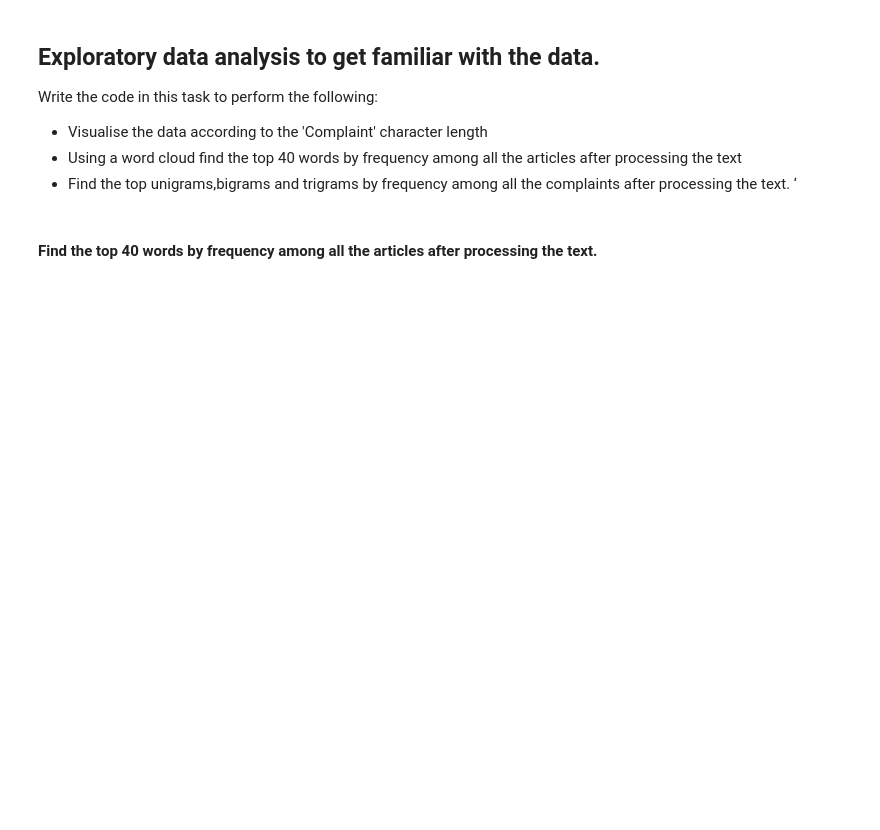
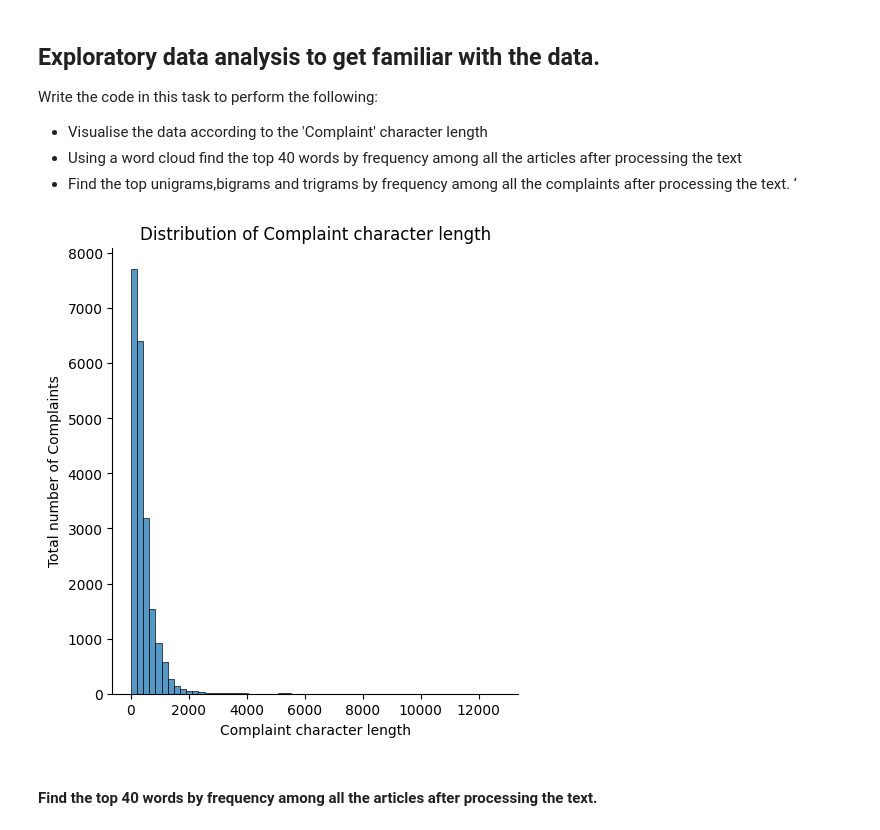
Before and after one commit to Ashish0898/Automatic-Ticket-Classification, a Jupyter notebook: Automatic_Ticket_Classification_Assignment.ipynb, the cells around one changed output. Drawn from its saved outputs; the diff is of its cells as text; code cells hidden in the pictures; blank space fills up the shorter version.

```diff
--- a/Automatic_Ticket_Classification_Assignment.ipynb
+++ b/Automatic_Ticket_Classification_Assignment.ipynb
@@ -365,26 +348,3 @@ df_clean.head()
 | 2 | chase card was reported on howeve... | chase card be report on however f... |
 | 3 | on while trying to book a xxxx xx... | on while try to book a xxxx xxxx ... |
 | 4 | my grand son give me check for i ... | my grand son give I check for I d... |
-# %%
-#Write your function to extract the POS tags
-stop_words = set(stopwords.words('english'))
-
-def pos_tag(sentence):
-  tokenized = sent_tokenize(sentence)
-  for i in tokenized:
-
-    # Word tokenizers is used to find the words
-    # and punctuation in a string
-    wordsList = nltk.word_tokenize(i)
-
-    # removing stop words from wordList
-    wordsList = [w for w in wordsList if not w in stop_words]
-
-    #  Using a Tagger. Which is part-of-speech
-    # tagger or POS-tagger.
-    tagged = nltk.pos_tag(wordsList)
-    sent_clean = [x for (x,y) in tagged if y not in ('NN')]
-
-  return sent_clean
-
-#df_clean["complaint_POS_removed"] =  #this column should contain lemmatized text with all the words removed which have tags other than NN[tag == "NN"].
@@ -412,0 +351,14 @@ complaint_POS_removed
+# %%
+#Write your function to extract the POS tags
+
+def pos_tag(text):
+    nn_words = []
+    doc = nlp(text)
+    for tok in doc:
+        if(tok.tag_ == 'NN'):
+            nn_words.append(tok.lemma_)
+    nn_words_str = " ".join(nn_words)
+    return nn_words_str
+# %%
+#this column should contain lemmatized text with all the words removed which have tags other than NN[tag == "NN"].
+df_clean["complaint_POS_removed"] =  df_clean.apply(lambda x: pos_tag(x['lemmatized_texts']), axis=1)
@@ -420,6 +381,15 @@ Write the code in this task to perform the following:
 *   Find the top unigrams,bigrams and trigrams by frequency among all the complaints after processing the text. ‘
 # %%
 # Write your code here to visualise the data according to the 'Complaint' character length
+char_len = [len(each_sent) for each_sent in df_clean['complaint_POS_removed']]
+
+sns.displot(char_len, kind='hist', bins=60)
+plt.xlabel("Complaint character length")
+plt.ylabel("Total number of Complaints")
+plt.title("Distribution of Complaint character length")
+plt.show()
+# %% [output]
+[figure, added]
 # %% [markdown]
 #### Find the top 40 words by frequency among all the articles after processing the text.
 # %%
```
Also changed, not shown: parts of 16 cells of this notebook.
